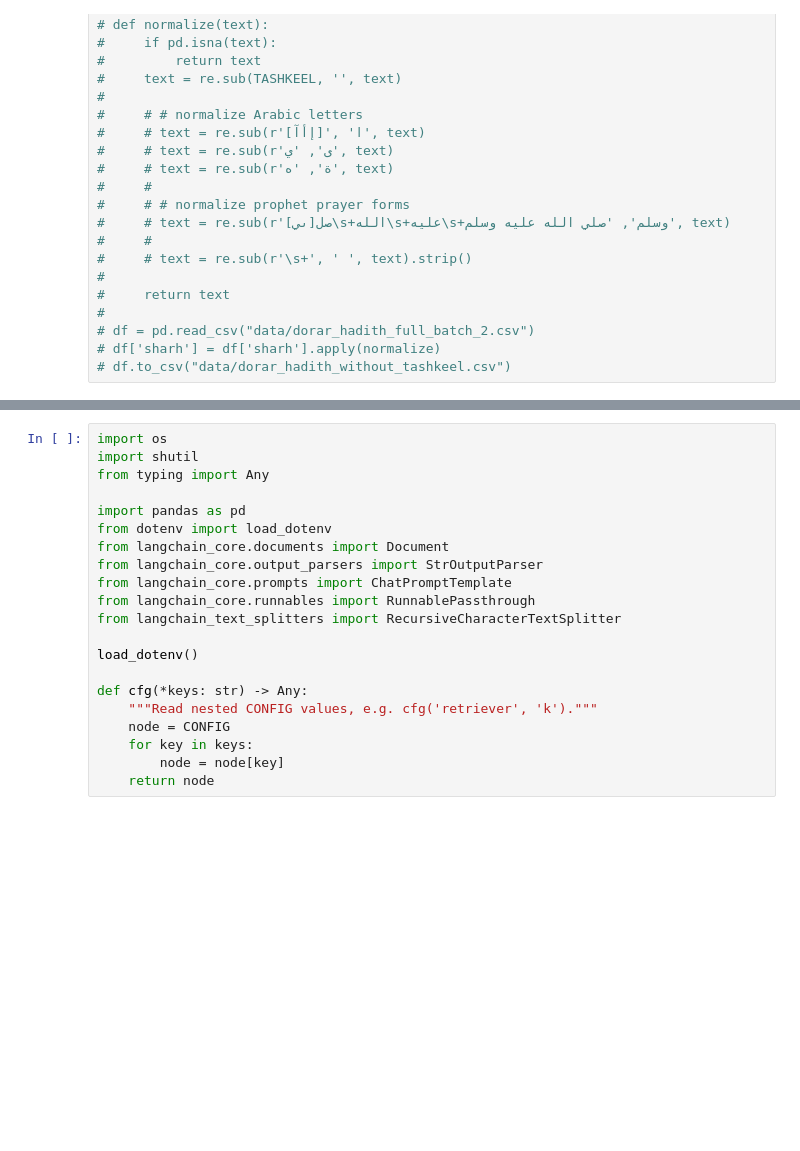
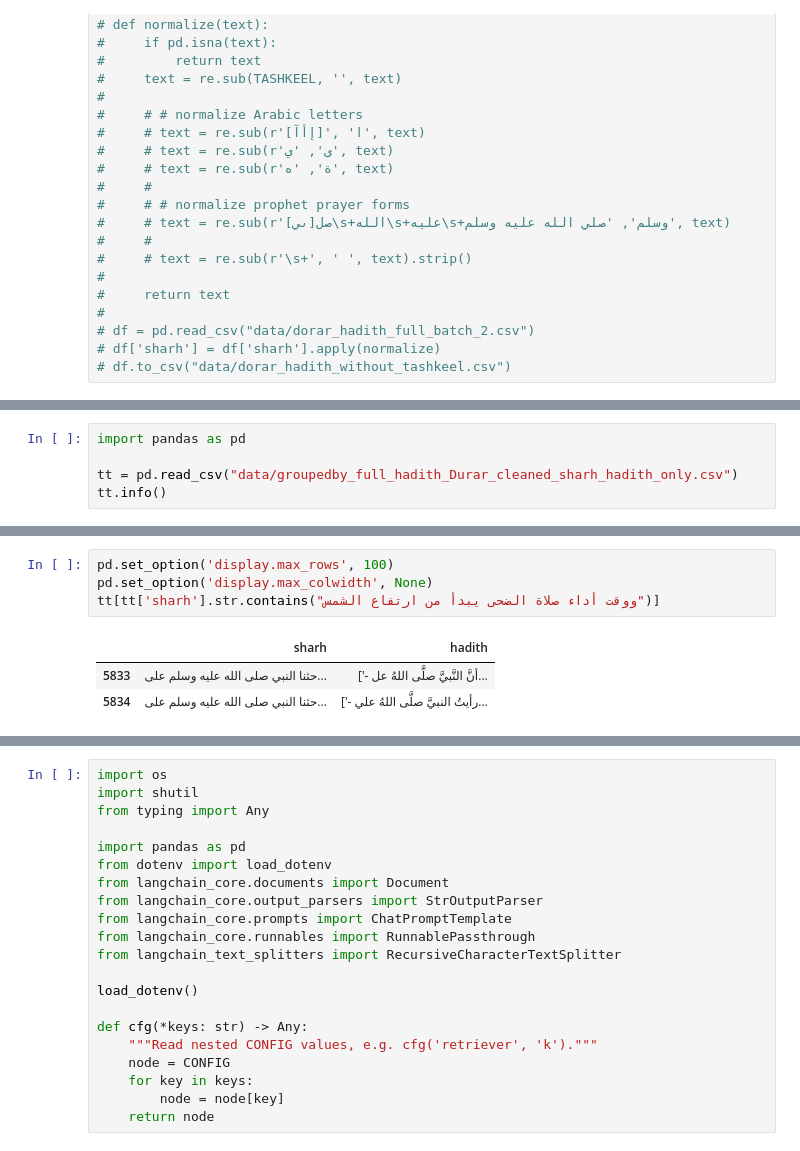
Before and after one commit to aliabdelmonam/Islamic-Knowledge-Retrieval-System, a Jupyter notebook: dev.ipynb, the cells around one changed output, grey strips where cells are left out. Drawn from its saved outputs; the diff is of its cells as text; blank space fills up the shorter version.

```diff
--- a/dev.ipynb
+++ b/dev.ipynb
@@ -54,2 +59,7 @@ Requirement already satisfied: oauthlib>=3.0.0 in .\.venv\Lib\site-packages (fro
 [notice] A new release of pip is available: 26.1.1 -> 26.1.2
 [notice] To update, run: python.exe -m pip install --upgrade pip
+# %%
+import pandas as pd
+
+tt = pd.read_csv("data/groupedby_full_hadith_Durar_cleaned_sharh_hadith_only.csv")
+tt.info()
@@ -56,3 +76,11 @@ Requirement already satisfied: oauthlib>=3.0.0 in .\.venv\Lib\site-packages (fro
+# %%
+pd.set_option('display.max_rows', 100)
+pd.set_option('display.max_colwidth', None)
+tt[tt['sharh'].str.contains("ووقت أداء صلاة الضحى يبدأ من ارتفاع الشمس")]
+# %% [output]
+|  | sharh | hadith |
+| 5833 | حثنا النبي صلى الله عليه وسلم على... | ['- أنَّ النَّبيَّ صلَّى اللهُ عل... |
+| 5834 | حثنا النبي صلى الله عليه وسلم على... | ['- رأيتُ النبيَّ صلَّى اللهُ علي... |
 # %%
 from pathlib import Path
 
```
Also changed, not shown: parts of 24 cells of this notebook.
